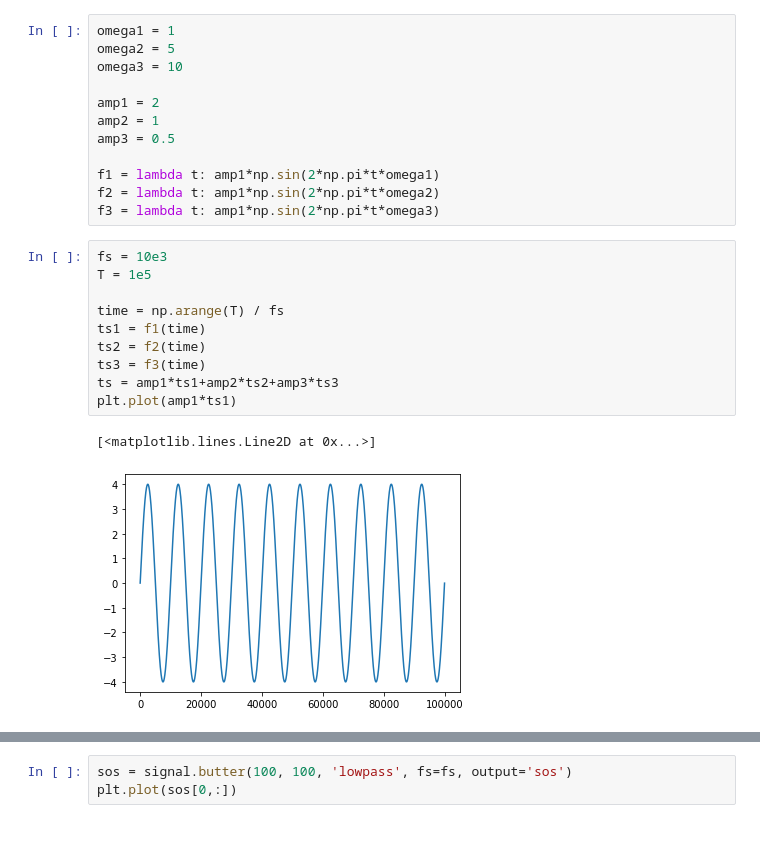
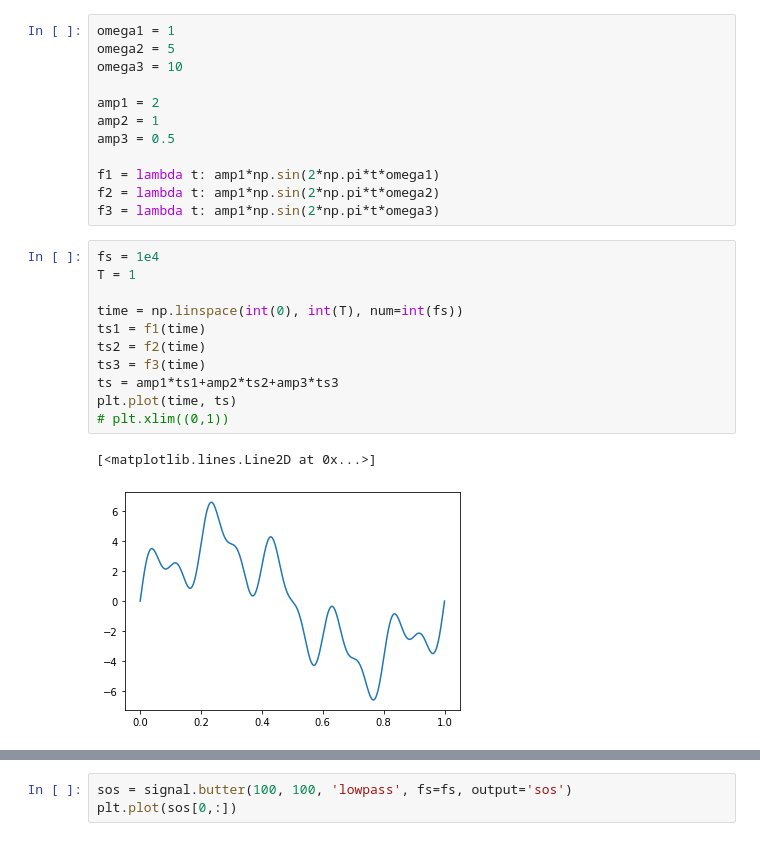
Before and after one commit to QuantLet/SFE_class_2017, a Jupyter notebook: SFMspectralAnalysis/decomposition/decomposition.ipynb, the cells around one changed output, grey strips where cells are left out. Cells and saved outputs as stored; diff of their text form.

```diff
--- a/SFMspectralAnalysis/decomposition/decomposition.ipynb
+++ b/SFMspectralAnalysis/decomposition/decomposition.ipynb
@@ -16,15 +16,16 @@ f1 = lambda t: amp1*np.sin(2*np.pi*t*omega1)
 f2 = lambda t: amp1*np.sin(2*np.pi*t*omega2)
 f3 = lambda t: amp1*np.sin(2*np.pi*t*omega3)
 # %%
-fs = 10e3
-T = 1e5
+fs = 1e4
+T = 1
 
-time = np.arange(T) / fs
+time = np.linspace(int(0), int(T), num=int(fs))
 ts1 = f1(time)
 ts2 = f2(time)
 ts3 = f3(time)
 ts = amp1*ts1+amp2*ts2+amp3*ts3
-plt.plot(amp1*ts1)
+plt.plot(time, ts)
+# plt.xlim((0,1))
 # %% [output]
 [<matplotlib.lines.Line2D at 0x...>]
-[figure, old version]
+[figure, new version]
```
Also changed, not shown: parts of 6 cells of this notebook, 11 other files.
